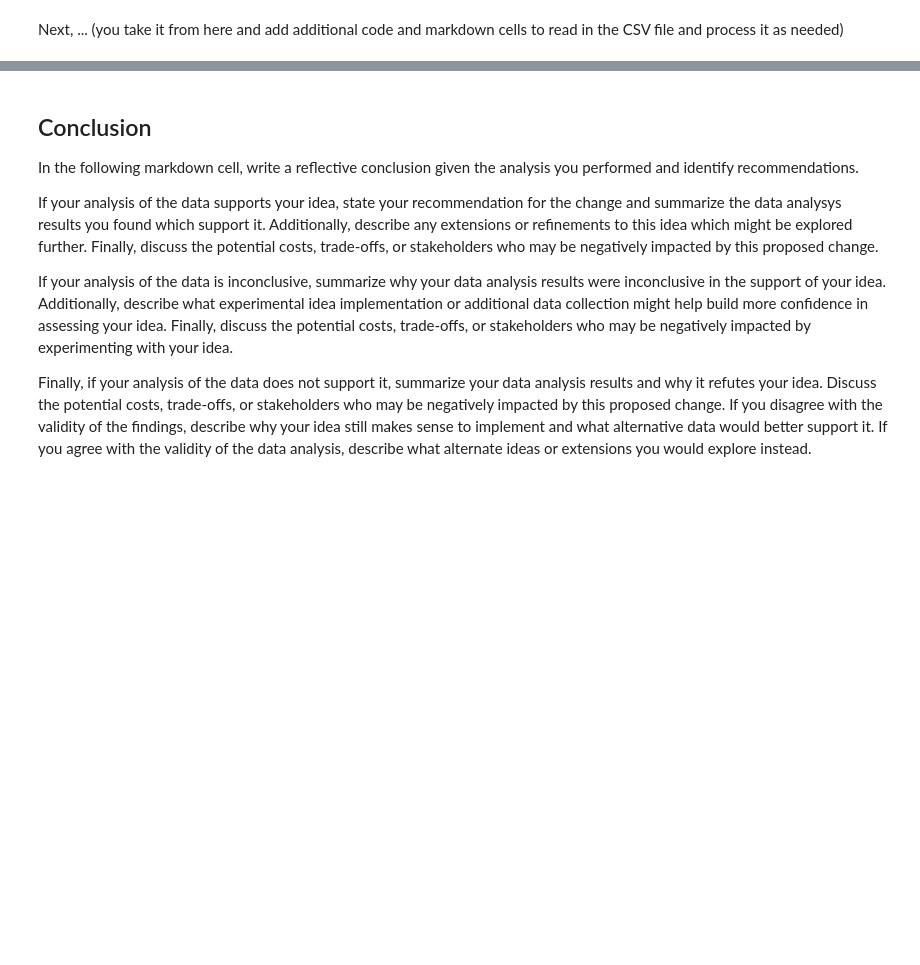
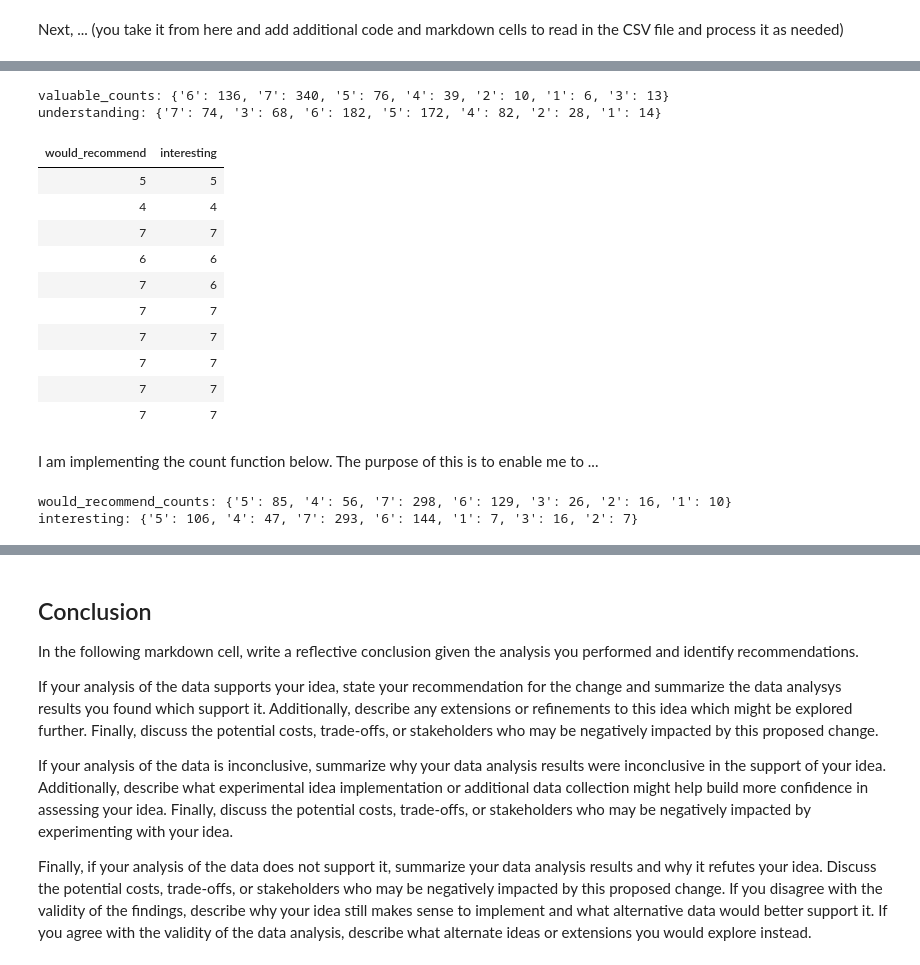
Before and after one commit to annyaa/comp110-22s-workspace, a Jupyter notebook: exercises/ex08/analysis.ipynb, the cells around one changed output, grey strips where cells are left out. Cells and saved outputs as stored; diff of their text form; code cells hidden in the pictures; blank space fills up the shorter version.

```diff
--- a/exercises/ex08/analysis.ipynb
+++ b/exercises/ex08/analysis.ipynb
@@ -73,0 +211,42 @@ SURVEY_DATA_CSV_FILE_PATH: str = "../../data/survey.csv"
+# %%
+from data_utils import count
+
+valuable_counts: dict[str, int] = count(selected_data["valuable"])
+print(f"valuable_counts: {valuable_counts}")
+
+understanding_counts: dict[str, int] = count(selected_data["understanding"])
+print(f"understanding: {understanding_counts}")
+# %% [output]
+valuable_counts: {'6': 136, '7': 340, '5': 76, '4': 39, '2': 10, '1': 6, '3': 13}
+understanding: {'7': 74, '3': 68, '6': 182, '5': 172, '4': 82, '2': 28, '1': 14}
+# %%
+from data_utils import select
+
+selected_data: dict[str, list[str]] = select(data_cols, ["would_recommend", "interesting"])
+
+tabulate(head(selected_data, 10), selected_data.keys(), "html")
+# %% [output]
+| would_recommend | interesting |
+| 5 | 5 |
+| 4 | 4 |
+| 7 | 7 |
+| 6 | 6 |
+| 7 | 6 |
+| 7 | 7 |
+| 7 | 7 |
+| 7 | 7 |
+| 7 | 7 |
+| 7 | 7 |
+# %% [markdown]
+I am implementing the count function below. The purpose of this is to enable me to ...
+# %%
+from data_utils import count
+
+would_recommend_counts: dict[str, int] = count(selected_data["would_recommend"])
+print(f"would_recommend_counts: {would_recommend_counts}")
+
+interesting_counts: dict[str, int] = count(selected_data["interesting"])
+print(f"interesting: {interesting_counts}")
+# %% [output]
+would_recommend_counts: {'5': 85, '4': 56, '7': 298, '6': 129, '3': 26, '2': 16, '1': 10}
+interesting: {'5': 106, '4': 47, '7': 293, '6': 144, '1': 7, '3': 16, '2': 7}
```
Also changed, not shown: parts of 26 cells of this notebook.
